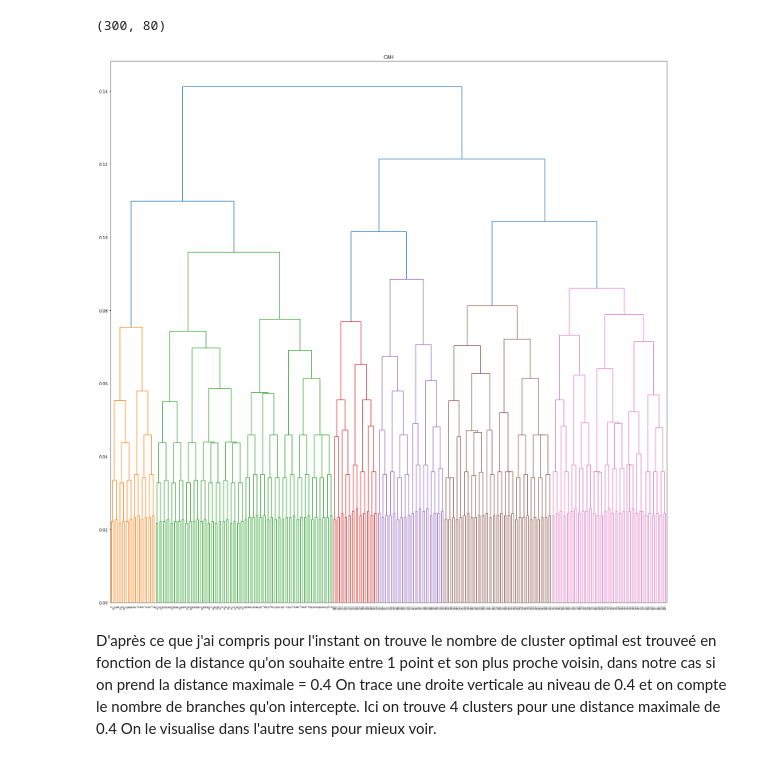
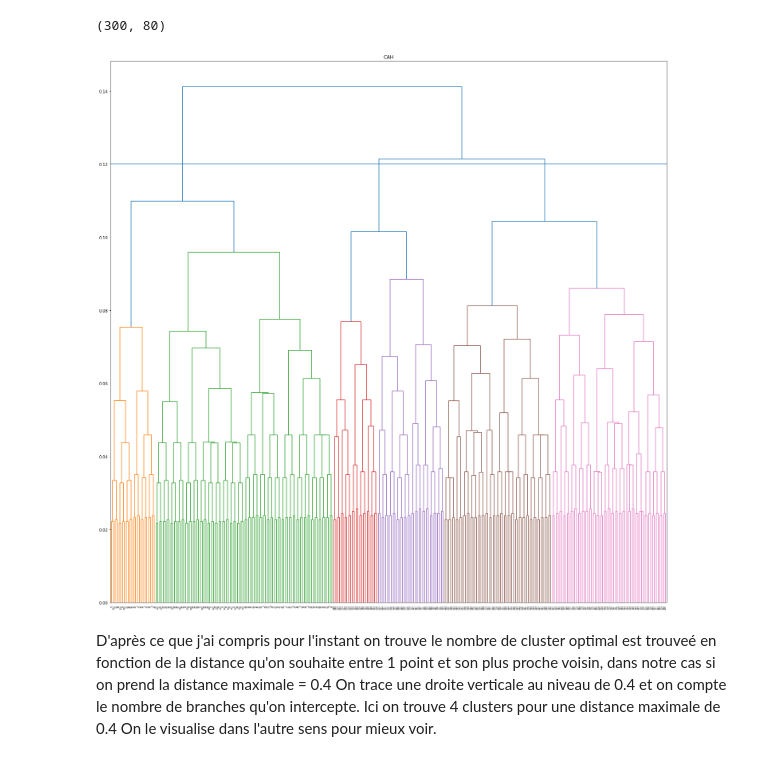
Before and after one commit to trsjulie/Projet_BioInfo, a Jupyter notebook: Bio_cont_2.ipynb, the cells around one changed output. Drawn from its saved outputs; the diff is of its cells as text; code cells hidden in the pictures.

```diff
--- a/Bio_cont_2.ipynb
+++ b/Bio_cont_2.ipynb
@@ -55,11 +55,11 @@ Z = linkage(nv_base,method='average',metric='jaccard')
 # %%
 fig = plt.figure(1, figsize=(25, 25))
 plt.title("CAH")
 dendrogram(Z)
-plt.axhline(y=0.4)
+plt.axhline(y=0.12)
 plt.show()
 # %% [output]
-[figure, old version]
+[figure, new version]
 # %% [markdown]
 D'après ce que j'ai compris pour l'instant on trouve le nombre de cluster optimal est trouveé en fonction de la distance qu'on souhaite entre 1 point et son plus proche voisin, dans notre cas si on prend la distance maximale = 0.4
 On trace une droite verticale au niveau de 0.4 et on compte le nombre de branches qu'on intercepte.
```
